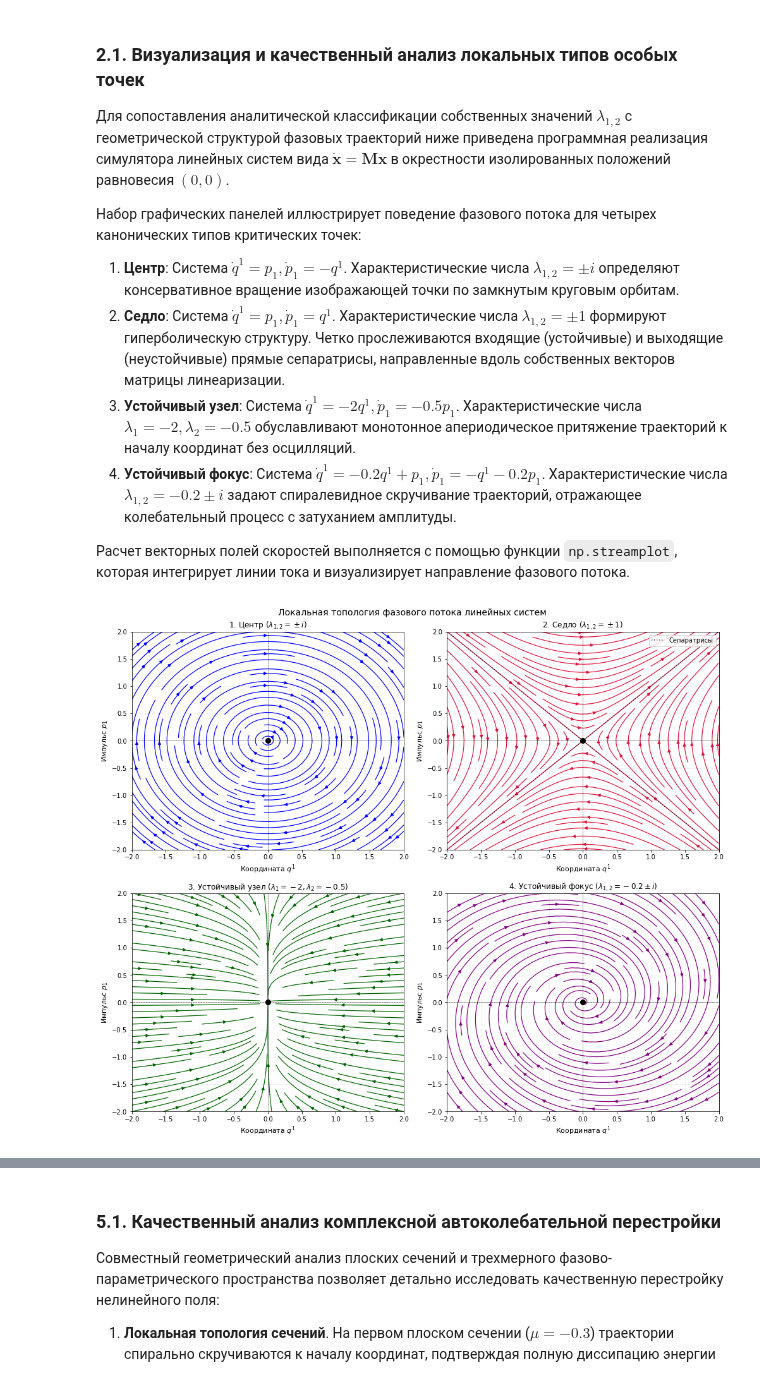
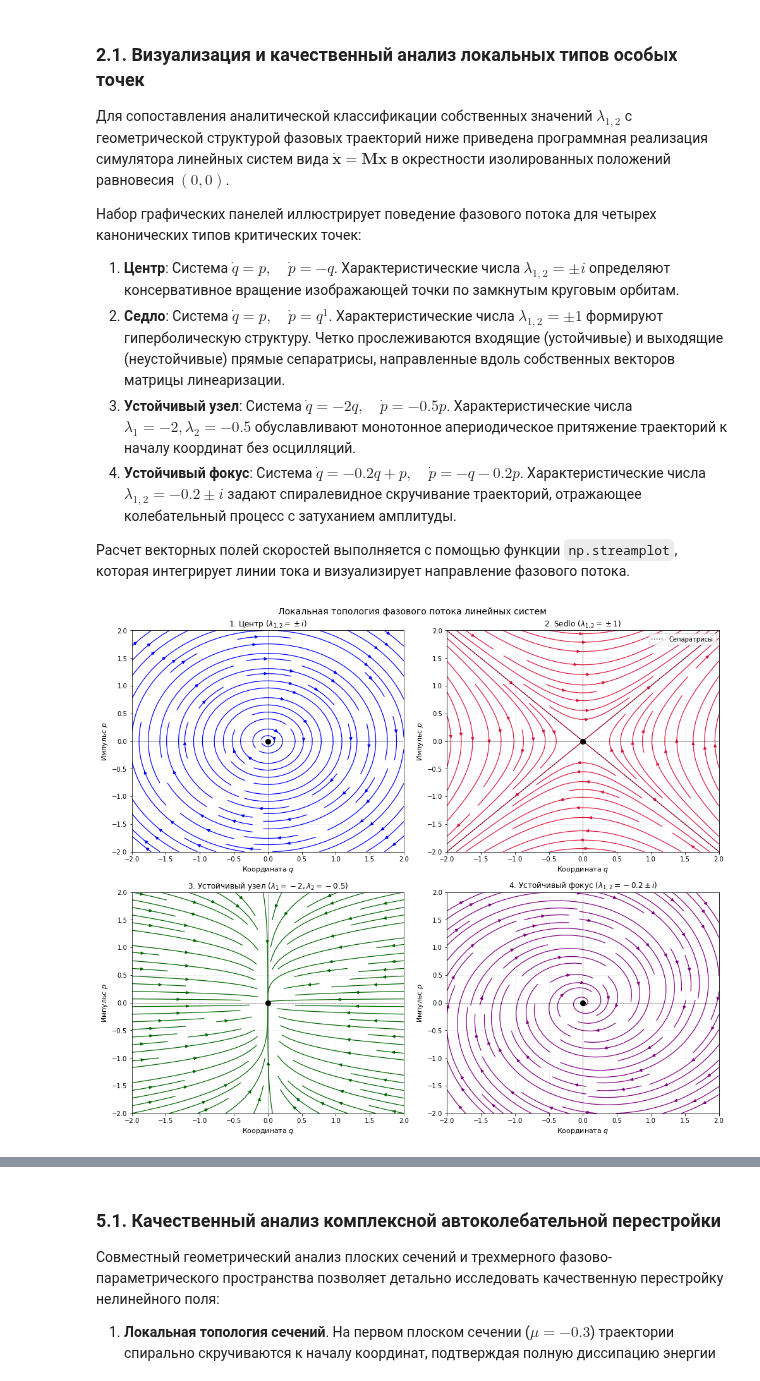
Before and after one commit to DPritykin/nonlinear-dynamics, a Jupyter notebook: Asymtotic Methods in Astrodynamics/A.3 Геометрия фазовых портретов.ipynb, the cells around one changed output, grey strips where cells are left out. Drawn from its saved outputs; the diff is of its cells as text; code cells hidden in the pictures.

```diff
--- a/Asymtotic Methods in Astrodynamics/A.3 Геометрия фазовых портретов.ipynb
+++ b/Asymtotic Methods in Astrodynamics/A.3 Геометрия фазовых портретов.ipynb
@@ -108,10 +123,10 @@ $$\mathbf{M} = \begin{pmatrix} \frac{\partial f^1}{\partial q^1} & \frac{\partia
 Для сопоставления аналитической классификации собственных значений $\lambda_{1,2}$ с геометрической структурой фазовых траекторий ниже приведена программная реализация симулятора линейных систем вида $\dot{\mathbf{x}} = \mathbf{M}\mathbf{x}$ в окрестности изолированных положений равновесия $(0,0)$.
 
 Набор графических панелей иллюстрирует поведение фазового потока для четырех канонических типов критических точек:
-1.  **Центр**: Система $\dot{q}^1 = p_1, \dot{p}_1 = -q^1$. Характеристические числа $\lambda_{1,2} = \pm i$ определяют консервативное вращение изображающей точки по замкнутым круговым орбитам.
-2.  **Седло**: Система $\dot{q}^1 = p_1, \dot{p}_1 = q^1$. Характеристические числа $\lambda_{1,2} = \pm 1$ формируют гиперболическую структуру. Четко прослеживаются входящие (устойчивые) и выходящие (неустойчивые) прямые сепаратрисы, направленные вдоль собственных векторов матрицы линеаризации.
-3.  **Устойчивый узел**: Система $\dot{q}^1 = -2q^1, \dot{p}_1 = -0.5p_1$. Характеристические числа $\lambda_1 = -2, \lambda_2 = -0.5$ обуславливают монотонное апериодическое притяжение траекторий к началу координат без осцилляций.
-4.  **Устойчивый фокус**: Система $\dot{q}^1 = -0.2q^1 + p_1, \dot{p}_1 = -q^1 - 0.2p_1$. Характеристические числа $\lambda_{1,2} = -0.2 \pm i$ задают спиралевидное скручивание траекторий, отражающее колебательный процесс с затуханием амплитуды.
+1.  **Центр**: Система $\dot{q} = p, \quad \dot{p} = -q$. Характеристические числа $\lambda_{1,2} = \pm i$ определяют консервативное вращение изображающей точки по замкнутым круговым орбитам.
+2.  **Седло**: Система $\dot{q} = p, \quad \dot{p} = q^1$. Характеристические числа $\lambda_{1,2} = \pm 1$ формируют гиперболическую структуру. Четко прослеживаются входящие (устойчивые) и выходящие (неустойчивые) прямые сепаратрисы, направленные вдоль собственных векторов матрицы линеаризации.
+3.  **Устойчивый узел**: Система $\dot{q} = -2q, \quad \dot{p} = -0.5p$. Характеристические числа $\lambda_1 = -2, \lambda_2 = -0.5$ обуславливают монотонное апериодическое притяжение траекторий к началу координат без осцилляций.
+4.  **Устойчивый фокус**: Система $\dot{q} = -0.2q + p, \quad \dot{p} = -q - 0.2p$. Характеристические числа $\lambda_{1,2} = -0.2 \pm i$ задают спиралевидное скручивание траекторий, отражающее колебательный процесс с затуханием амплитуды.
 
 Расчет векторных полей скоростей выполняется с помощью функции `np.streamplot`, которая интегрирует линии тока и визуализирует направление фазового потока.
 # %%
@@ -125,62 +140,62 @@ q_grid, p_grid = np.meshgrid(np.linspace(-2.0, 2.0, 20), np.linspace(-2.0, 2.0,
 # ---------------------------------------------------------------------
 # ПАНЕЛЬ 1: ЦЕНТР (Чисто мнимые собственные значения)
 # ---------------------------------------------------------------------
-# dq1/dt = p1, dp1/dt = -q1
-dq1_center = p_grid
-dp1_center = -q_grid
-axs[0, 0].streamplot(q_grid, p_grid, dq1_center, dp1_center, color='blue', linewidth=1.2, density=1.2)
+# dq/dt = p, dp/dt = -q
+dq_center = p_grid
+dp_center = -q_grid
+axs[0, 0].streamplot(q_grid, p_grid, dq_center, dp_center, color='blue', linewidth=1.2)
 axs[0, 0].plot(0, 0, 'ko', markersize=8)
 axs[0, 0].set_title(r'1. Центр ($\lambda_{1,2} = \pm i$)', fontsize=12)
 
 # ---------------------------------------------------------------------
 # ПАНЕЛЬ 2: СЕДЛО (Действительные числа противоположных знаков)
 # ---------------------------------------------------------------------
-# dq1/dt = p1, dp1/dt = q1
-dq1_saddle = p_grid
-dp1_saddle = q_grid
-axs[0, 1].streamplot(q_grid, p_grid, dq1_saddle, dp1_saddle, color='crimson', linewidth=1.2, density=1.2)
+# dq/dt = p, dp/dt = q
+dq_saddle = p_grid
+dp_saddle = q_grid
+axs[0, 1].streamplot(q_grid, p_grid, dq_saddle, dp_saddle, color='crimson', linewidth=1.2)
 # Отрисовка явных линейных сепаратрис седла по направлениям собственных векторов
 axs[0, 1].plot([-2, 2], [-2, 2], color='black', linestyle=':', alpha=0.7, label='Сепаратрисы')
 axs[0, 1].plot([-2, 2], [2, -2], color='black', linestyle=':', alpha=0.7)
 axs[0, 1].plot(0, 0, 'ko', markersize=8)
-axs[0, 1].set_title(r'2. Седло ($\lambda_{1,2} = \pm 1$)', fontsize=12)
+axs[0, 1].set_title(r'2. Sedlo ($\lambda_{1,2} = \pm 1$)', fontsize=12)
 axs[0, 1].legend(loc='upper right')
 
 # ---------------------------------------------------------------------
 # ПАНЕЛЬ 3: УСТОЙЧИВЫЙ УЗЕЛ (Действительные отрицательные числа)
 # ---------------------------------------------------------------------
-# dq1/dt = -2*q1, dp1/dt = -0.5*p1
-dq1_node = -2.0 * q_grid
-dp1_node = -0.5 * p_grid
-axs[1, 0].streamplot(q_grid, p_grid, dq1_node, dp1_node, color='darkgreen', linewidth=1.2, density=1.2)
+# dq/dt = -2*q, dp/dt = -0.5*p
+dq_node = -2.0 * q_grid
+dp_node = -0.5 * p_grid
+axs[1, 0].streamplot(q_grid, p_grid, dq_node, dp_node, color='darkgreen', linewidth=1.2)
 axs[1, 0].plot(0, 0, 'ko', markersize=8)
-axs[1, 0].set_title(r'3. Устойчивый узел ($\lambda_1 = -2, \lambda_2 = -0.5$)', fontsize=12)
+axs[1, 0].set_title(r'3. Устойчивый узел ($\lambda_1 = -2, \lambda_2 = -0.5$)')
 
 # ---------------------------------------------------------------------
 # ПАНЕЛЬ 4: УСТОЙЧИВЫЙ ФОКУС (Комплексные сопряженные с Re < 0)
 # ---------------------------------------------------------------------
-# dq1/dt = -0.2*q1 + p1, dp1/dt = -q1 - 0.2*p1
-dq1_focus = -0.2 * q_grid + p_grid
-dp1_focus = -q_grid - 0.2 * p_grid
-axs[1, 1].streamplot(q_grid, p_grid, dq1_focus, dp1_focus, color='purple', linewidth=1.2, density=1.2)
+# dq/dt = -0.2*q + p, dp/dt = -q - 0.2*p
+dq_focus = -0.2 * q_grid + p_grid
+dp_focus = -q_grid - 0.2 * p_grid
+axs[1, 1].streamplot(q_grid, p_grid, dq_focus, dp_focus, color='purple', linewidth=1.2)
 axs[1, 1].plot(0, 0, 'ko', markersize=8)
-axs[1, 1].set_title(r'4. Устойчивый фокус ($\lambda_{1,2} = -0.2 \pm i$)', fontsize=12)
+axs[1, 1].set_title(r'4. Устойчивый фокус ($\lambda_{1,2} = -0.2 \pm i$)')
 
 # Унификация оформления всех четырех координатных панелей
 for ax in axs.flat:
-    ax.set_xlabel(r'Координата $q^1$', fontsize=11)
-    ax.set_ylabel(r'Импульс $p_1$', fontsize=11)
+    ax.set_xlabel(r'Координата $q$', fontsize=11)
+    ax.set_ylabel(r'Импульс $p$', fontsize=11)
     ax.set_xlim(-2.0, 2.0)
     ax.set_ylim(-2.0, 2.0)
     ax.axhline(0, color='black', linewidth=0.5, linestyle='--')
     ax.axvline(0, color='black', linewidth=0.5, linestyle='--')
     ax.grid(True, linestyle=':', alpha=0.5)
 
 plt.suptitle('Локальная топология фазового потока линейных систем', fontsize=14, y=0.98)
 plt.tight_layout()
 plt.show()
 # %% [output]
-[figure, old version]
+[figure, new version]
 # %% [markdown]
 ## 3. Макроструктура фазового портрета и глобальные топологические режимы
 
```
Also changed, not shown: parts of 26 cells of this notebook.
